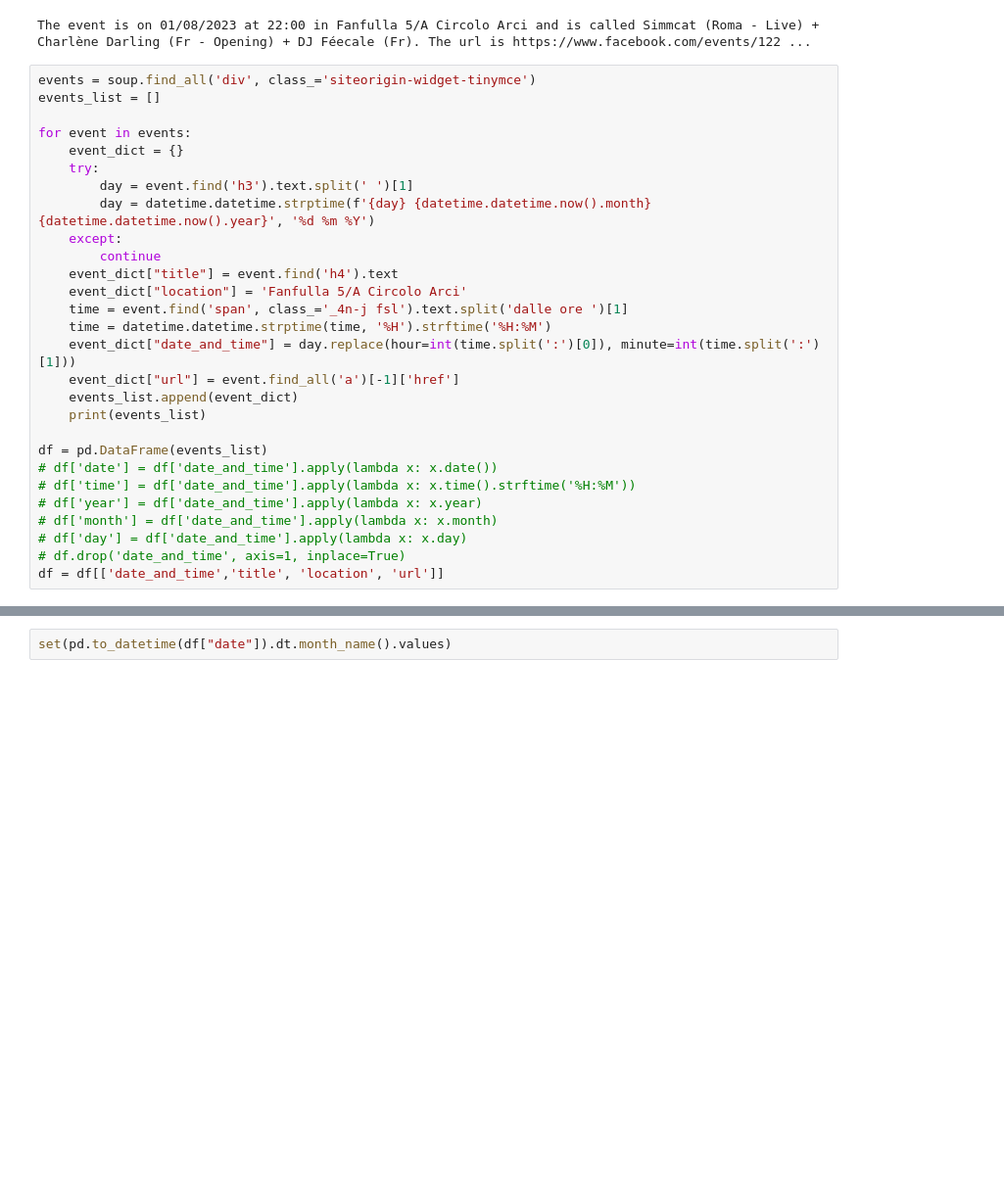
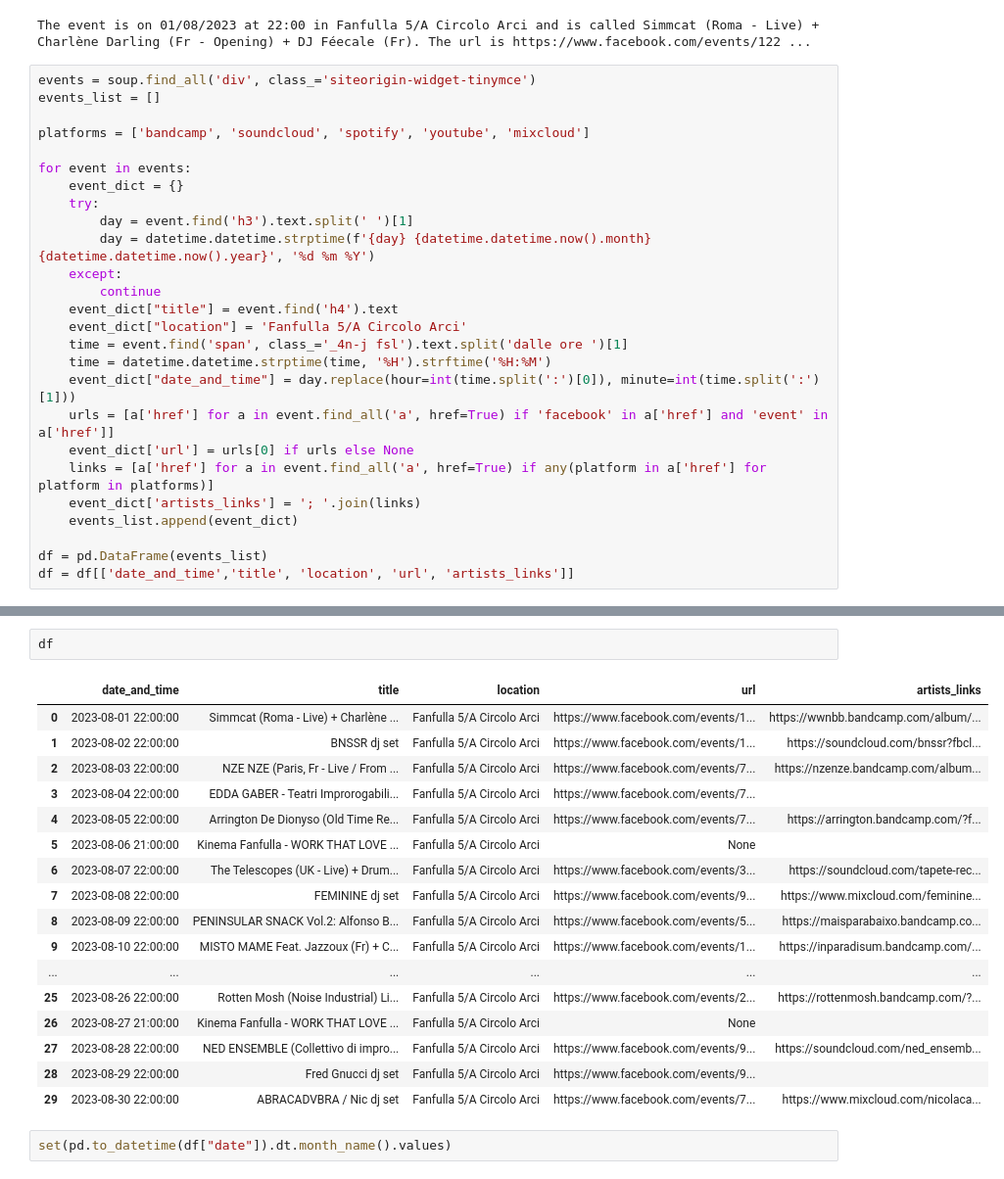
Before and after one commit to czephyr/pulseclubbing, a Jupyter notebook: dev/scraper_nb.ipynb, the cells around one changed output, grey strips where cells are left out. Shown at 98% size. Cells and saved outputs as stored; diff of their text form; blank space fills up the shorter version.

Commit message:
fixed fanfulla's fb link retrieve; fixed current_month_n compatibility issue; added fanfulla's artists links; added more clubs on RA;

```diff
--- a/dev/scraper_nb.ipynb
+++ b/dev/scraper_nb.ipynb
@@ -43,6 +43,8 @@ The event is on 01/08/2023 at 22:00 in Fanfulla 5/A Circolo Arci and is called S
 # %%
 events = soup.find_all('div', class_='siteorigin-widget-tinymce')
 events_list = []
+
+platforms = ['bandcamp', 'soundcloud', 'spotify', 'youtube', 'mixcloud']
 
 for event in events:
     event_dict = {}
@@ -56,17 +58,13 @@ for event in events:
     time = event.find('span', class_='_4n-j fsl').text.split('dalle ore ')[1]
     time = datetime.datetime.strptime(time, '%H').strftime('%H:%M')
     event_dict["date_and_time"] = day.replace(hour=int(time.split(':')[0]), minute=int(time.split(':')[1]))
-    event_dict["url"] = event.find_all('a')[-1]['href']
+    urls = [a['href'] for a in event.find_all('a', href=True) if 'facebook' in a['href'] and 'event' in a['href']]
+    event_dict['url'] = urls[0] if urls else None
+    links = [a['href'] for a in event.find_all('a', href=True) if any(platform in a['href'] for platform in platforms)]
+    event_dict['artists_links'] = '; '.join(links)
     events_list.append(event_dict)
-    print(events_list)
 
 df = pd.DataFrame(events_list)
-# df['date'] = df['date_and_time'].apply(lambda x: x.date())
-# df['time'] = df['date_and_time'].apply(lambda x: x.time().strftime('%H:%M'))
-# df['year'] = df['date_and_time'].apply(lambda x: x.year)
-# df['month'] = df['date_and_time'].apply(lambda x: x.month)
-# df['day'] = df['date_and_time'].apply(lambda x: x.day)
-# df.drop('date_and_time', axis=1, inplace=True)
-df = df[['date_and_time','title', 'location', 'url']]
+df = df[['date_and_time','title', 'location', 'url', 'artists_links']]
 # %% [output]
 [{'title': 'Simmcat (Roma - Live) + Charlène Darling (Fr - Opening) + DJ Féecale (Fr)', 'location': 'Fanfulla 5/A Circolo Arci', 'date_and_time': datetime.datetime(2023, 8, 1, 22, 0), 'url': 'https:// ...
@@ -95,3 +71,23 @@ df = df[['date_and_time','title', 'location', 'url']]
+# %%
+df
+# %% [output]
+|  | date_and_time | title | location | url | artists_links |
+| 0 | 2023-08-01 22:00:00 | Simmcat (Roma - Live) + Charlène ... | Fanfulla 5/A Circolo Arci | https://www.facebook.com/events/1... | https://wwnbb.bandcamp.com/album/... |
+| 1 | 2023-08-02 22:00:00 | BNSSR dj set | Fanfulla 5/A Circolo Arci | https://www.facebook.com/events/1... | https://soundcloud.com/bnssr?fbcl... |
+| 2 | 2023-08-03 22:00:00 | NZE NZE (Paris, Fr - Live / From ... | Fanfulla 5/A Circolo Arci | https://www.facebook.com/events/7... | https://nzenze.bandcamp.com/album... |
+| 3 | 2023-08-04 22:00:00 | EDDA GABER - Teatri Improrogabili... | Fanfulla 5/A Circolo Arci | https://www.facebook.com/events/7... |  |
+| 4 | 2023-08-05 22:00:00 | Arrington De Dionyso (Old Time Re... | Fanfulla 5/A Circolo Arci | https://www.facebook.com/events/7... | https://arrington.bandcamp.com/?f... |
+| 5 | 2023-08-06 21:00:00 | Kinema Fanfulla - WORK THAT LOVE ... | Fanfulla 5/A Circolo Arci | None |  |
+| 6 | 2023-08-07 22:00:00 | The Telescopes (UK - Live) + Drum... | Fanfulla 5/A Circolo Arci | https://www.facebook.com/events/3... | https://soundcloud.com/tapete-rec... |
+| 7 | 2023-08-08 22:00:00 | FEMININE dj set | Fanfulla 5/A Circolo Arci | https://www.facebook.com/events/9... | https://www.mixcloud.com/feminine... |
+| 8 | 2023-08-09 22:00:00 | PENINSULAR SNACK Vol.2: Alfonso B... | Fanfulla 5/A Circolo Arci | https://www.facebook.com/events/5... | https://maisparabaixo.bandcamp.co... |
+| 9 | 2023-08-10 22:00:00 | MISTO MAME Feat. Jazzoux (Fr) + C... | Fanfulla 5/A Circolo Arci | https://www.facebook.com/events/1... | https://inparadisum.bandcamp.com/... |
+| ... | ... | ... | ... | ... | ... |
+| 25 | 2023-08-26 22:00:00 | Rotten Mosh (Noise Industrial) Li... | Fanfulla 5/A Circolo Arci | https://www.facebook.com/events/2... | https://rottenmosh.bandcamp.com/?... |
+| 26 | 2023-08-27 21:00:00 | Kinema Fanfulla - WORK THAT LOVE ... | Fanfulla 5/A Circolo Arci | None |  |
+| 27 | 2023-08-28 22:00:00 | NED ENSEMBLE (Collettivo di impro... | Fanfulla 5/A Circolo Arci | https://www.facebook.com/events/9... | https://soundcloud.com/ned_ensemb... |
+| 28 | 2023-08-29 22:00:00 | Fred Gnucci dj set | Fanfulla 5/A Circolo Arci | https://www.facebook.com/events/9... |  |
+| 29 | 2023-08-30 22:00:00 | ABRACADVBRA / Nic dj set | Fanfulla 5/A Circolo Arci | https://www.facebook.com/events/7... | https://www.mixcloud.com/nicolaca... |
 # %%
 set(pd.to_datetime(df["date"]).dt.month_name().values)
 # %% [output]
```
Also changed, not shown: parts of 1 cell of this notebook, 6 other files.
